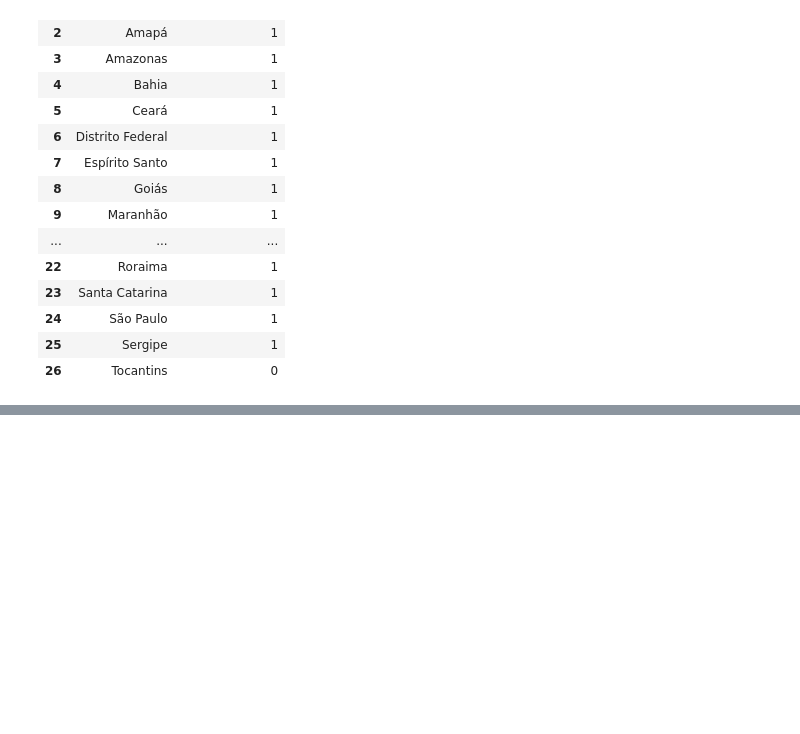
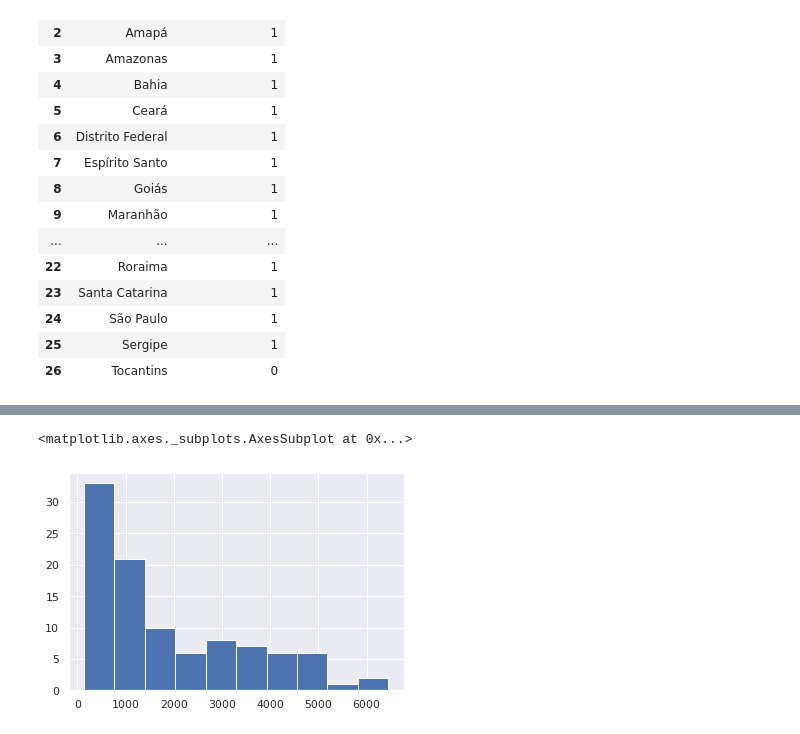
Before and after one commit to marimoreiraa/ProjetoFinal, a Jupyter notebook: 1_analise_exploratoria.ipynb, the cells around one changed output, grey strips where cells are left out. Drawn from its saved outputs; the diff is of its cells as text; code cells hidden in the pictures; blank space fills up the shorter version.

```diff
--- a/1_analise_exploratoria.ipynb
+++ b/1_analise_exploratoria.ipynb
@@ -573,0 +631,5 @@ bucket.blob('2_temp/temp_df_eficacia_lei').upload_from_string(df_eficacia_lei.to
+# %%
+(df_final['Total_Ocorrencias'] ).hist()
+# %% [output]
+<matplotlib.axes._subplots.AxesSubplot at 0x...>
+[figure, added]
```
Also changed, not shown: parts of 33 cells of this notebook.
